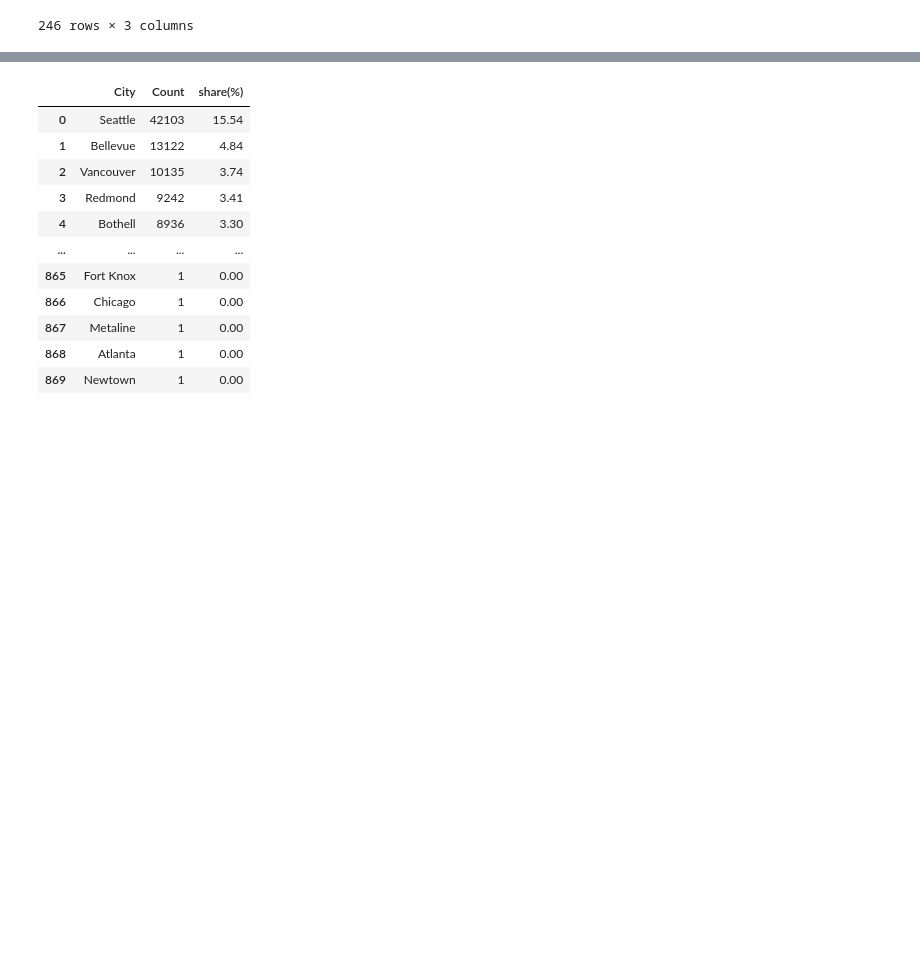
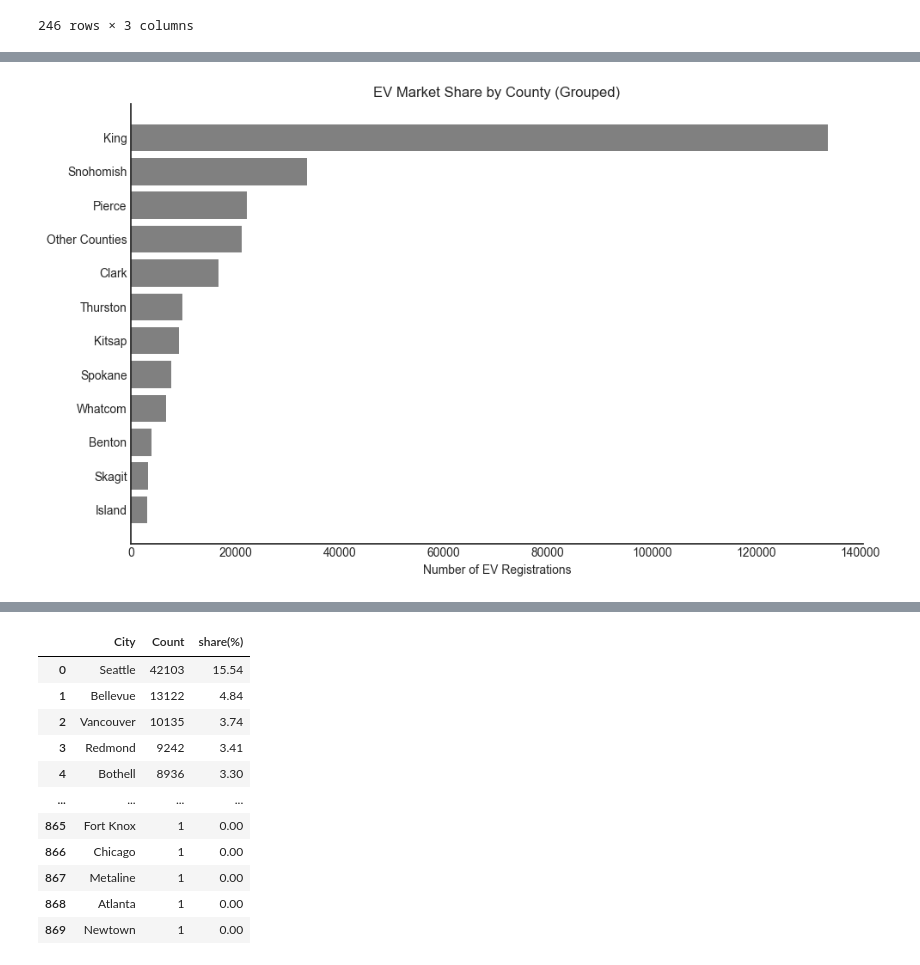
Before and after one commit to nawarfathi/electric-vehicle-analysis1, a Jupyter notebook: EV.ipynb, the cells around one changed output, grey strips where cells are left out. Cells and saved outputs as stored; diff of their text form; code cells hidden in the pictures; blank space fills up the shorter version.

```diff
--- a/EV.ipynb
+++ b/EV.ipynb
@@ -285,3 +287,21 @@ county_summary.round(2)
 | 244 | Boulder | 1 | 0.00 |
 | 245 | Calhoun | 1 | 0.00 |
 246 rows × 3 columns
+# %%
+county_summary = df['County'].value_counts().reset_index()
+county_summary.columns = ['County', 'Count']
+county_summary['Share (%)'] = (county_summary['Count'] / len(df)) * 100
+
+# Define threshold (e.g., 1%)
+threshold = 1
+
+county_summary['County_Grouped'] = county_summary.apply(
+    lambda x: x['County'] if x['Share (%)'] >= threshold else 'Other Counties',
+    axis=1
+)
+
+# Aggregate again after grouping
+county_grouped = county_summary.groupby('County_Grouped')['Count'].sum().reset_index()
+county_grouped['Share (%)'] = (county_grouped['Count'] / len(df)) * 100
+
+county_grouped.sort_values(by='Count', ascending=False)
@@ -287,0 +328,14 @@ county_summary.round(2)
+# %%
+county_grouped = county_summary.groupby('County_Grouped')['Count'].sum().reset_index()
+county_grouped = county_grouped.sort_values(by='Count')
+plt.figure(figsize=(10,6))
+plt.barh(county_grouped['County_Grouped'], county_grouped['Count'],color='gray')
+ax=plt.gca()
+ax.spines['top'].set_visible(False)
+ax.spines['right'].set_visible(False)
+plt.xlabel("Number of EV Registrations")
+plt.title("EV Market Share by County (Grouped)")
+plt.tight_layout()
+plt.show()
+# %% [output]
+[figure, added]
```
Also changed, not shown: parts of 17 cells of this notebook.
